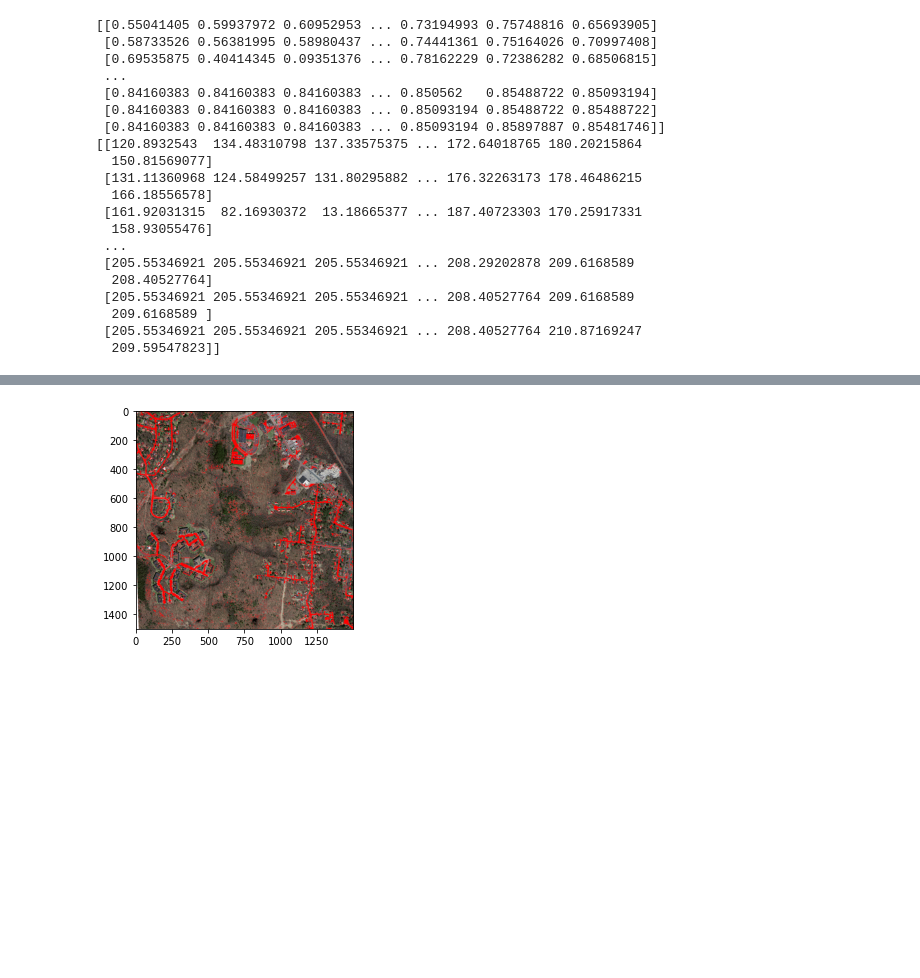
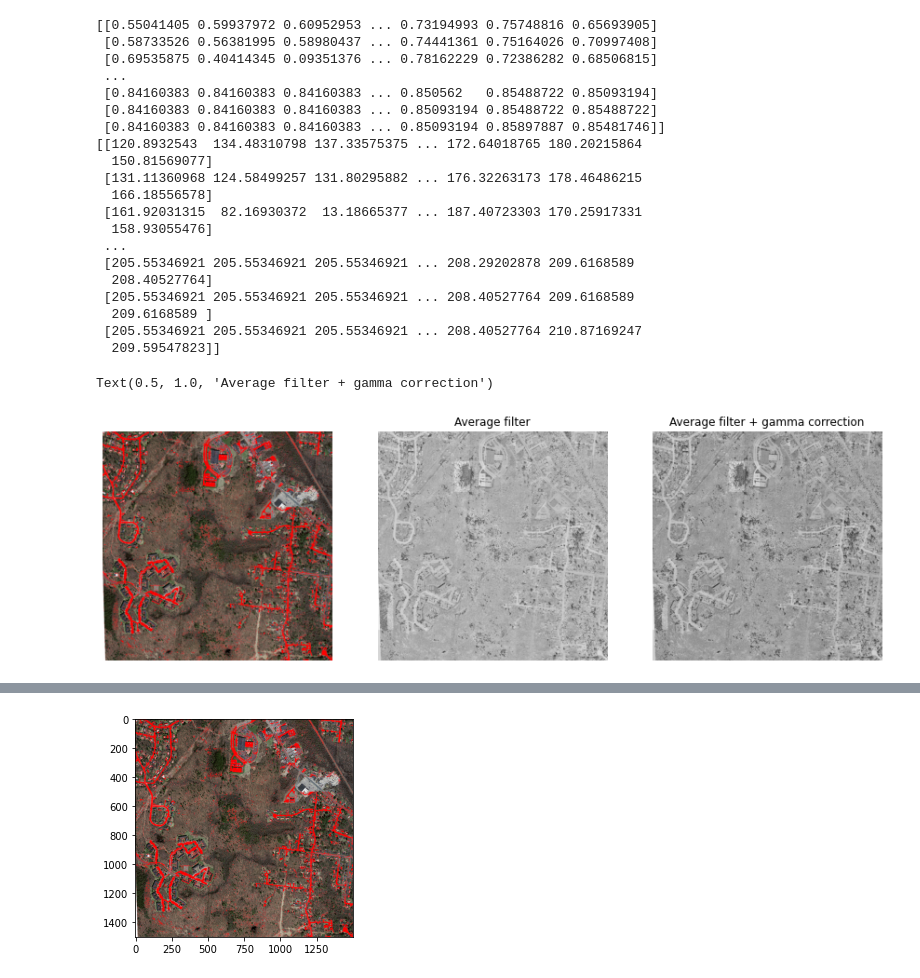
Before and after one commit to Populim/imageprocessing, a Jupyter notebook: projeto_final.ipynb, the cells around one changed output, grey strips where cells are left out. Drawn from its saved outputs; the diff is of its cells as text; code cells hidden in the pictures; blank space fills up the shorter version.

```diff
--- a/projeto_final.ipynb
+++ b/projeto_final.ipynb
@@ -80,3 +78,11 @@ print(teste_gamma)
   209.6168589 ]
  [205.55346921 205.55346921 205.55346921 ... 208.40527764 210.87169247
   209.59547823]]
+# %%
+plt.figure(figsize=(15,15))
+plt.subplot(131); plt.imshow(A, cmap="gray"); plt.axis('off')
+plt.subplot(132); plt.imshow(teste, cmap="gray"); plt.axis('off'); plt.title('Average filter')
+plt.subplot(133); plt.imshow(teste_gamma, cmap="gray"); plt.axis('off'); plt.title('Average filter + gamma correction')
+# %% [output]
+Text(0.5, 1.0, 'Average filter + gamma correction')
+[figure, added]
```
Also changed, not shown: parts of 22 cells of this notebook.
